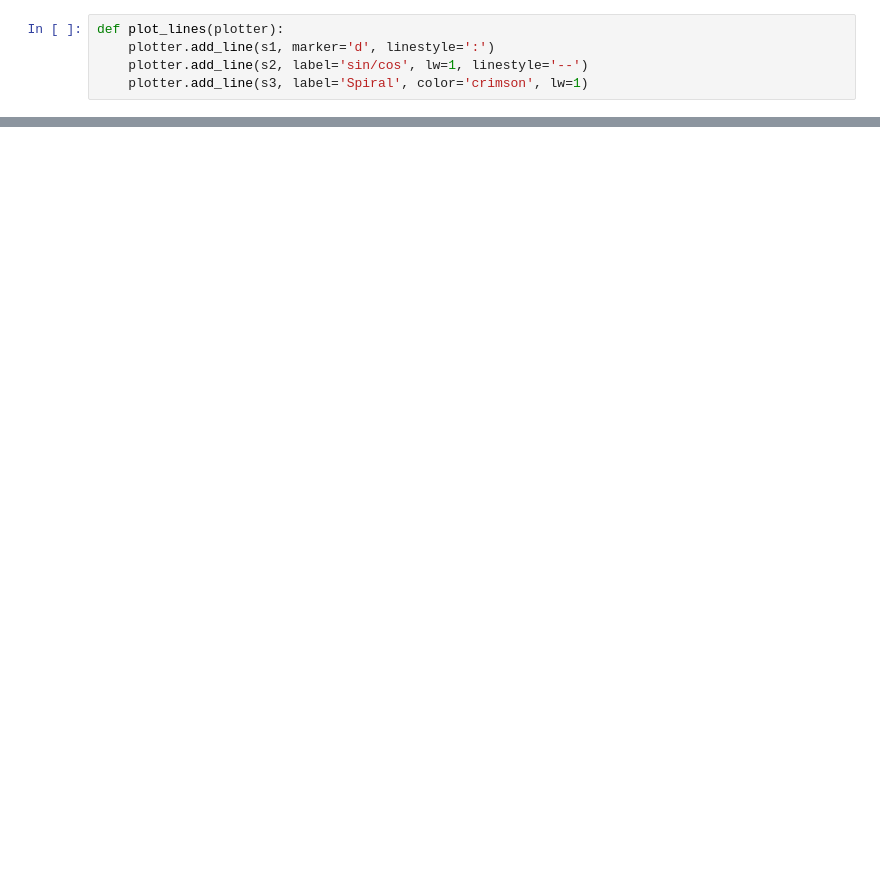
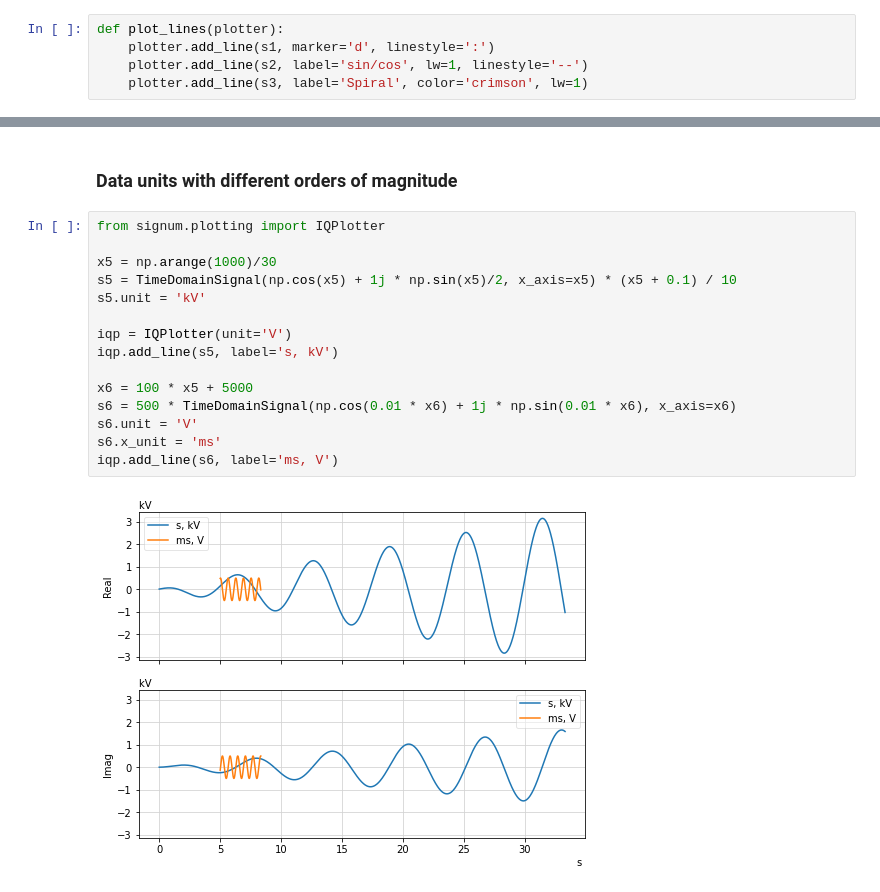
Before and after one commit to animaviridis/signum, a Jupyter notebook: examples/plotting.ipynb, the cells around one changed output, grey strips where cells are left out. Saved outputs shown, nothing was run; the diff lists cells and outputs as text; blank space fills up the shorter version.

Commit message:
Updated plotting example

```diff
--- a/examples/plotting.ipynb
+++ b/examples/plotting.ipynb
@@ -58,0 +71,19 @@ ERROR: Signal unit: 'kW' does not match plot unit: 'V'
+# %% [markdown]
+### Data units with different orders of magnitude
+# %%
+from signum.plotting import IQPlotter
+
+x5 = np.arange(1000)/30
+s5 = TimeDomainSignal(np.cos(x5) + 1j * np.sin(x5)/2, x_axis=x5) * (x5 + 0.1) / 10
+s5.unit = 'kV'
+
+iqp = IQPlotter(unit='V')
+iqp.add_line(s5, label='s, kV')
+
+x6 = 100 * x5 + 5000
+s6 = 500 * TimeDomainSignal(np.cos(0.01 * x6) + 1j * np.sin(0.01 * x6), x_axis=x6)
+s6.unit = 'V'
+s6.x_unit = 'ms'
+iqp.add_line(s6, label='ms, V')
+# %% [output]
+[figure, added]
```
Also changed, not shown: parts of 13 cells of this notebook.
